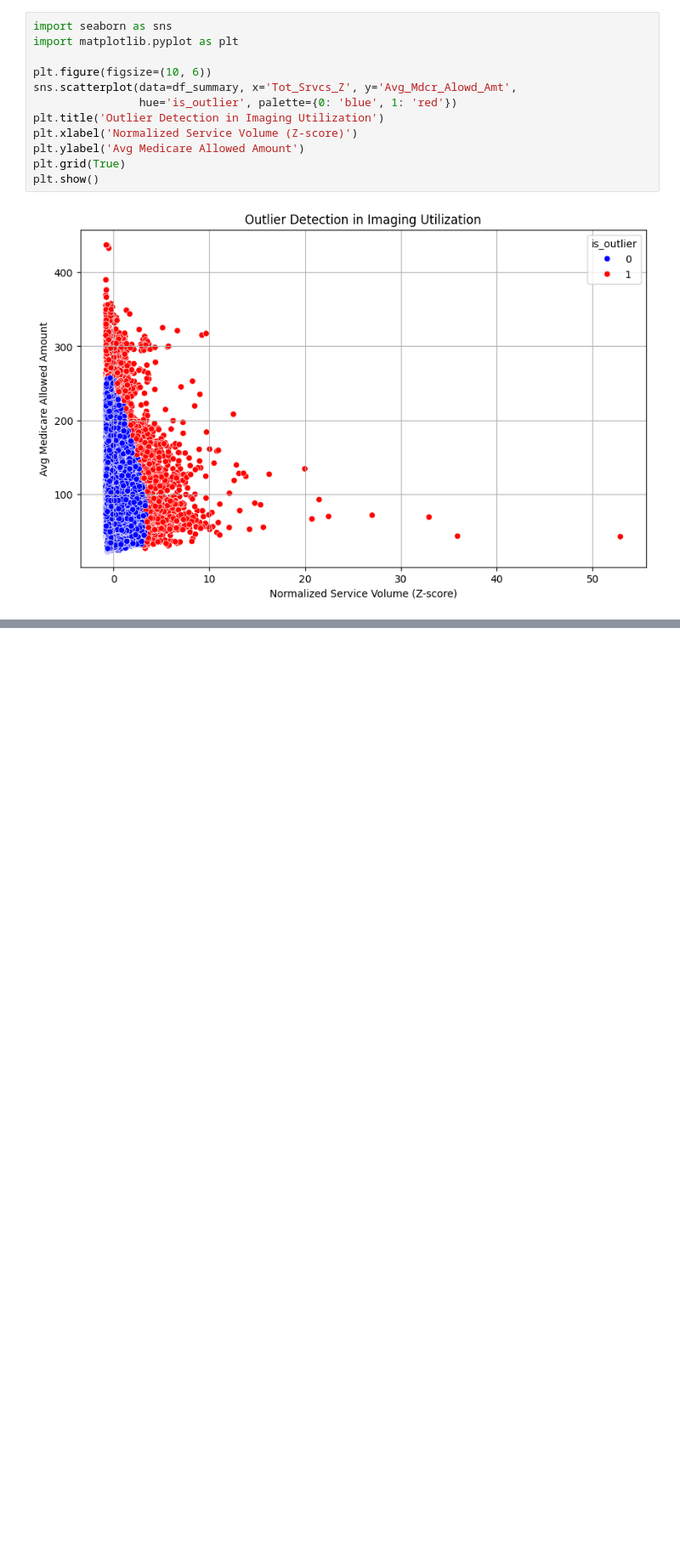
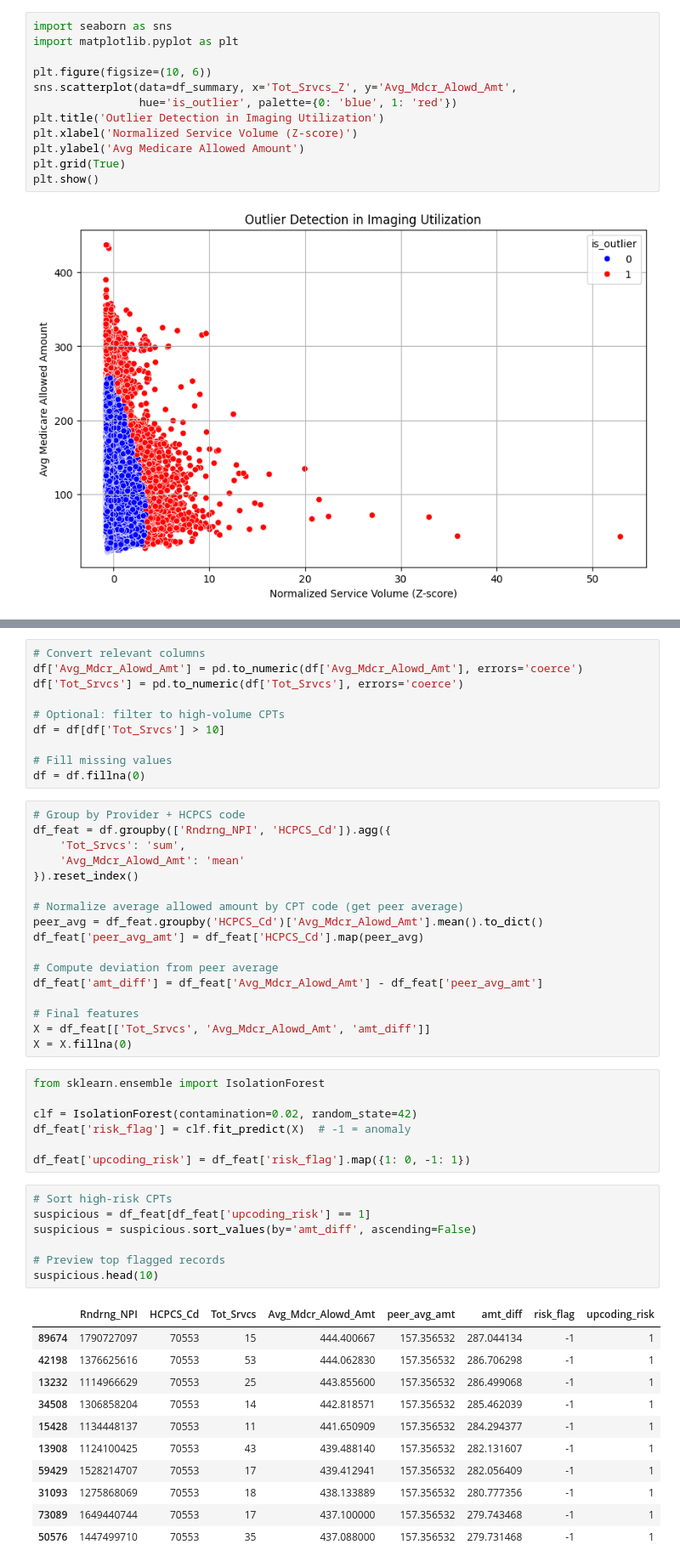
Before and after one commit to mnjkr123/pythonwebapps, a Jupyter notebook: Radiology_Partner1.ipynb, the cells around one changed output, grey strips where cells are left out. Shown at 85% size. Saved outputs shown, nothing was run; the diff lists cells and outputs as text; blank space fills up the shorter version.

```diff
--- a/Radiology_Partner1.ipynb
+++ b/Radiology_Partner1.ipynb
@@ -91,0 +107,53 @@ plt.show()
+# %%
+# Convert relevant columns
+df['Avg_Mdcr_Alowd_Amt'] = pd.to_numeric(df['Avg_Mdcr_Alowd_Amt'], errors='coerce')
+df['Tot_Srvcs'] = pd.to_numeric(df['Tot_Srvcs'], errors='coerce')
+
+# Optional: filter to high-volume CPTs
+df = df[df['Tot_Srvcs'] > 10]
+
+# Fill missing values
+df = df.fillna(0)
+# %%
+# Group by Provider + HCPCS code
+df_feat = df.groupby(['Rndrng_NPI', 'HCPCS_Cd']).agg({
+    'Tot_Srvcs': 'sum',
+    'Avg_Mdcr_Alowd_Amt': 'mean'
+}).reset_index()
+
+# Normalize average allowed amount by CPT code (get peer average)
+peer_avg = df_feat.groupby('HCPCS_Cd')['Avg_Mdcr_Alowd_Amt'].mean().to_dict()
+df_feat['peer_avg_amt'] = df_feat['HCPCS_Cd'].map(peer_avg)
+
+# Compute deviation from peer average
+df_feat['amt_diff'] = df_feat['Avg_Mdcr_Alowd_Amt'] - df_feat['peer_avg_amt']
+
+# Final features
+X = df_feat[['Tot_Srvcs', 'Avg_Mdcr_Alowd_Amt', 'amt_diff']]
+X = X.fillna(0)
+# %%
+from sklearn.ensemble import IsolationForest
+
+clf = IsolationForest(contamination=0.02, random_state=42)
+df_feat['risk_flag'] = clf.fit_predict(X)  # -1 = anomaly
+
+df_feat['upcoding_risk'] = df_feat['risk_flag'].map({1: 0, -1: 1})
+# %%
+# Sort high-risk CPTs
+suspicious = df_feat[df_feat['upcoding_risk'] == 1]
+suspicious = suspicious.sort_values(by='amt_diff', ascending=False)
+
+# Preview top flagged records
+suspicious.head(10)
+# %% [output]
+|  | Rndrng_NPI | HCPCS_Cd | Tot_Srvcs | Avg_Mdcr_Alowd_Amt | peer_avg_amt | amt_diff | risk_flag | upcoding_risk |
+| 89674 | 1790727097 | 70553 | 15 | 444.400667 | 157.356532 | 287.044134 | -1 | 1 |
+| 42198 | 1376625616 | 70553 | 53 | 444.062830 | 157.356532 | 286.706298 | -1 | 1 |
+| 13232 | 1114966629 | 70553 | 25 | 443.855600 | 157.356532 | 286.499068 | -1 | 1 |
+| 34508 | 1306858204 | 70553 | 14 | 442.818571 | 157.356532 | 285.462039 | -1 | 1 |
+| 15428 | 1134448137 | 70553 | 11 | 441.650909 | 157.356532 | 284.294377 | -1 | 1 |
+| 13908 | 1124100425 | 70553 | 43 | 439.488140 | 157.356532 | 282.131607 | -1 | 1 |
+| 59429 | 1528214707 | 70553 | 17 | 439.412941 | 157.356532 | 282.056409 | -1 | 1 |
+| 31093 | 1275868069 | 70553 | 18 | 438.133889 | 157.356532 | 280.777356 | -1 | 1 |
+| 73089 | 1649440744 | 70553 | 17 | 437.100000 | 157.356532 | 279.743468 | -1 | 1 |
+| 50576 | 1447499710 | 70553 | 35 | 437.088000 | 157.356532 | 279.731468 | -1 | 1 |
```
Also changed, not shown: parts of 2 cells of this notebook.
